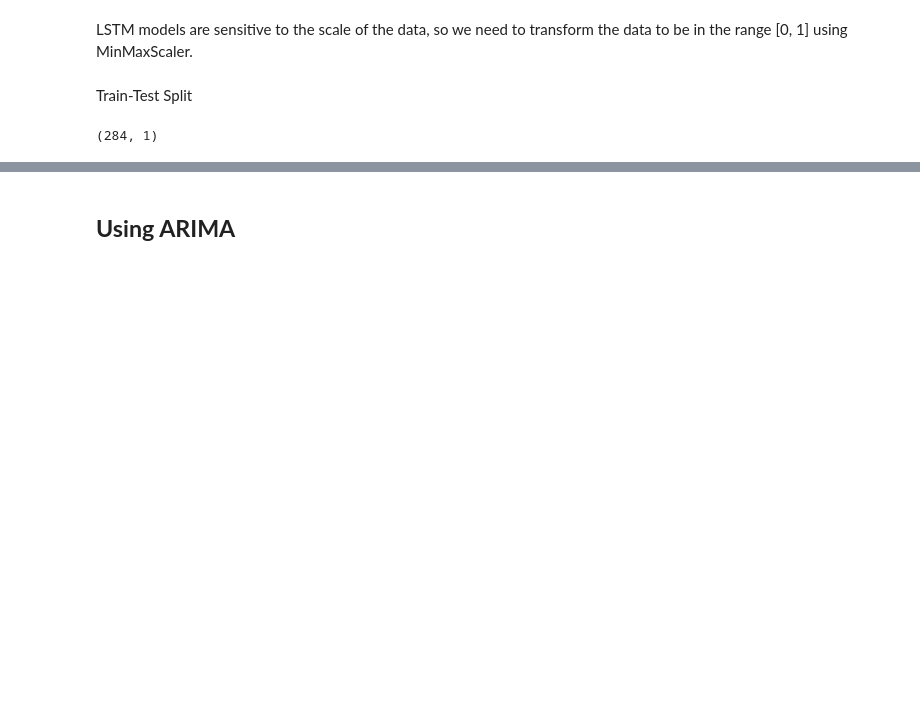
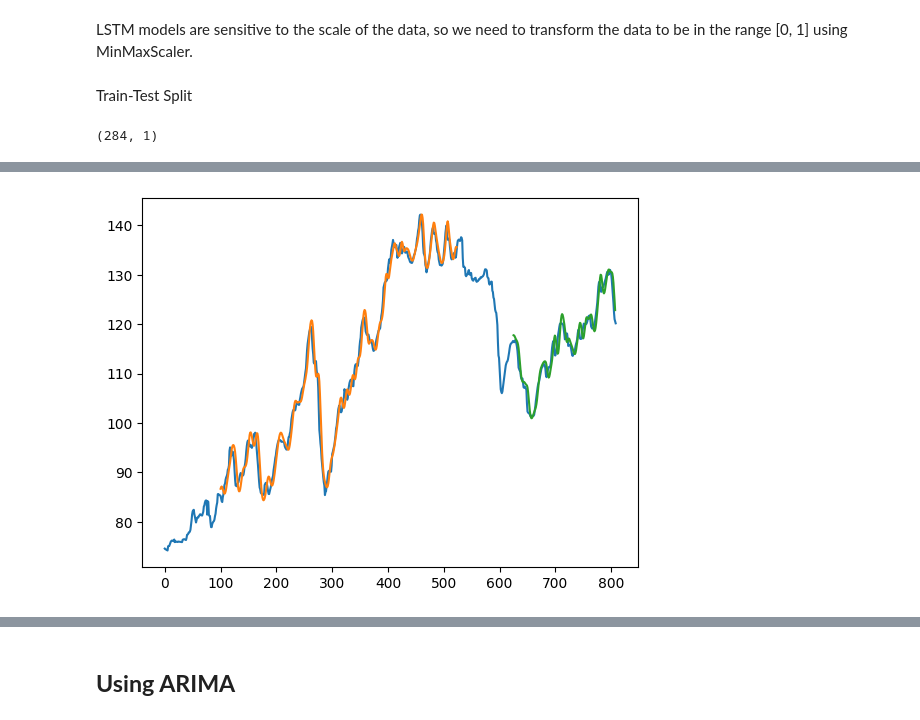
Before and after one commit to mattummal/gasoline-prices-time-series-analysis, a Jupyter notebook: analysis.ipynb, the cells around one changed output, grey strips where cells are left out. Saved outputs shown, nothing was run; the diff lists cells and outputs as text; code cells hidden in the pictures; blank space fills up the shorter version.

Commit message:
modelling

```diff
--- a/analysis.ipynb
+++ b/analysis.ipynb
@@ -20,7 +20,7 @@ from matplotlib import pyplot as plt
 %matplotlib inline
 import matplotlib
 # %%
-data = pd.read_csv("C:/Programming Practice Notebooks/PROJECTS/Gasoline Price Forecasting/train_data.csv")
+data = pd.read_csv("C:/Programming Practice Notebooks/PROJECTS/Gasoline Prices Time Series Analysis/train_data.csv")
 data.head()
 # %% [output]
 |  | Date | Petrol (USD) |
@@ -41,7 +41,7 @@ dtype: int64
 # %%
 df = data.dropna()
 # %%
-df.rename(columns={"Gasoline (USD)": "Gasoline"}, inplace = True)
+df.rename(columns={"Petrol (USD)": "Gasoline"}, inplace = True)
 df.head()
 # %% [output]
 A value is trying to be set on a copy of a slice from a DataFrame
@@ -108,8 +110,9 @@ def create_dataset(dataset, time_step=1):
 	return numpy.array(dataX), numpy.array(dataY)
 # %%
 # reshape into X=t,t+1,t+2,t+3 and Y=t+4
+
 time_step = 100
-X_train, y_train = create_dataset(train_data, time_step)
-X_test, ytest = create_dataset(test_data, time_step)
+X_train, Y_train = create_dataset(train_data, time_step)
+X_test, Y_test = create_dataset(test_data, time_step)
 # %%
 X_train
@@ -134,4 +178,4 @@ model.add(LSTM(50))
 model.add(Dense(1))
 model.compile(loss='mean_squared_error',optimizer='adam')
 # %%
-model.fit(X_train,y_train,validation_data=(X_test,ytest),epochs=100,batch_size=64,verbose=1)
+model.fit(X_train, Y_train, validation_data=(X_test,Y_test), epochs=100, batch_size=64, verbose=1)
@@ -146,19 +214,25 @@ test_predict=scaler.inverse_transform(test_predict)
 # %%
 ### Plotting
 # shift train predictions for plotting
-look_back=100
-trainPredictPlot = numpy.empty_like(df4)
+
+look_back = 100
+
+trainPredictPlot = numpy.empty_like(df3)
 trainPredictPlot[:, :] = np.nan
 trainPredictPlot[look_back:len(train_predict)+look_back, :] = train_predict
+
 # shift test predictions for plotting
-testPredictPlot = numpy.empty_like(df4)
+testPredictPlot = numpy.empty_like(df3)
 testPredictPlot[:, :] = numpy.nan
-testPredictPlot[len(train_predict)+(look_back*2)+1:len(df4)-1, :] = test_predict
+testPredictPlot[len(train_predict)+(look_back*2)+1:len(df3)-1, :] = test_predict
+
 # plot baseline and predictions
-plt.plot(scaler.inverse_transform(df4))
+plt.plot(scaler.inverse_transform(df3))
 plt.plot(trainPredictPlot)
 plt.plot(testPredictPlot)
 plt.show()
+# %% [output]
+[figure, added]
 # %%
 df_test=pd.read_csv("test_data.csv")
 df_test.head()
```
Also changed, not shown: parts of 33 cells of this notebook, 5 other files.
